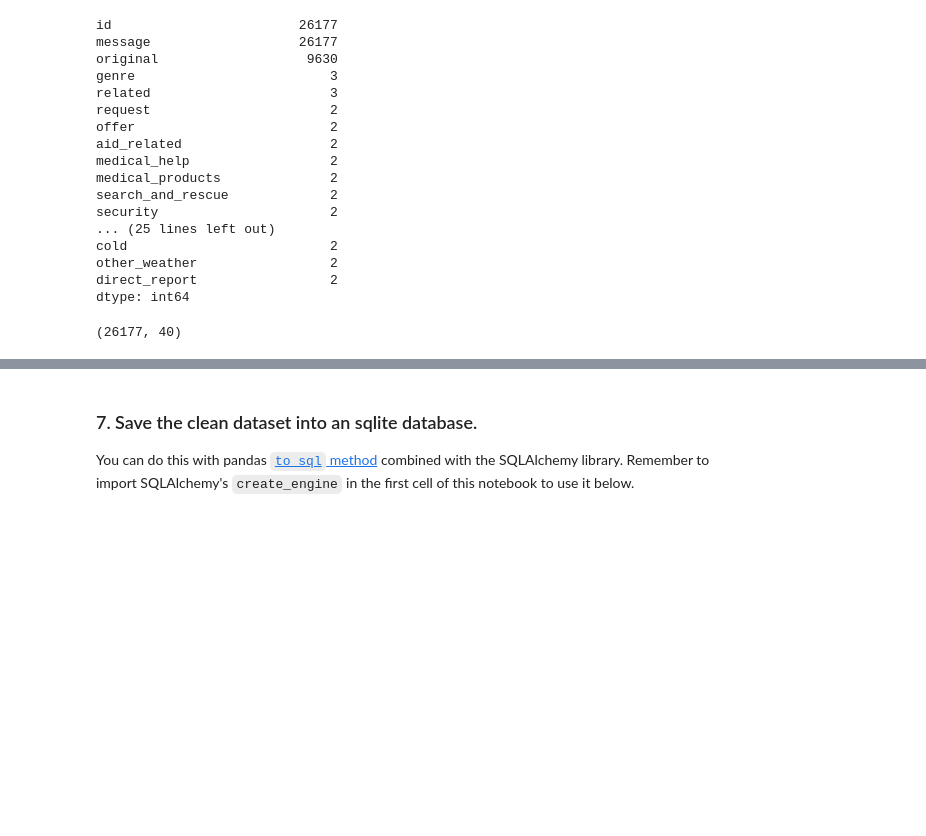
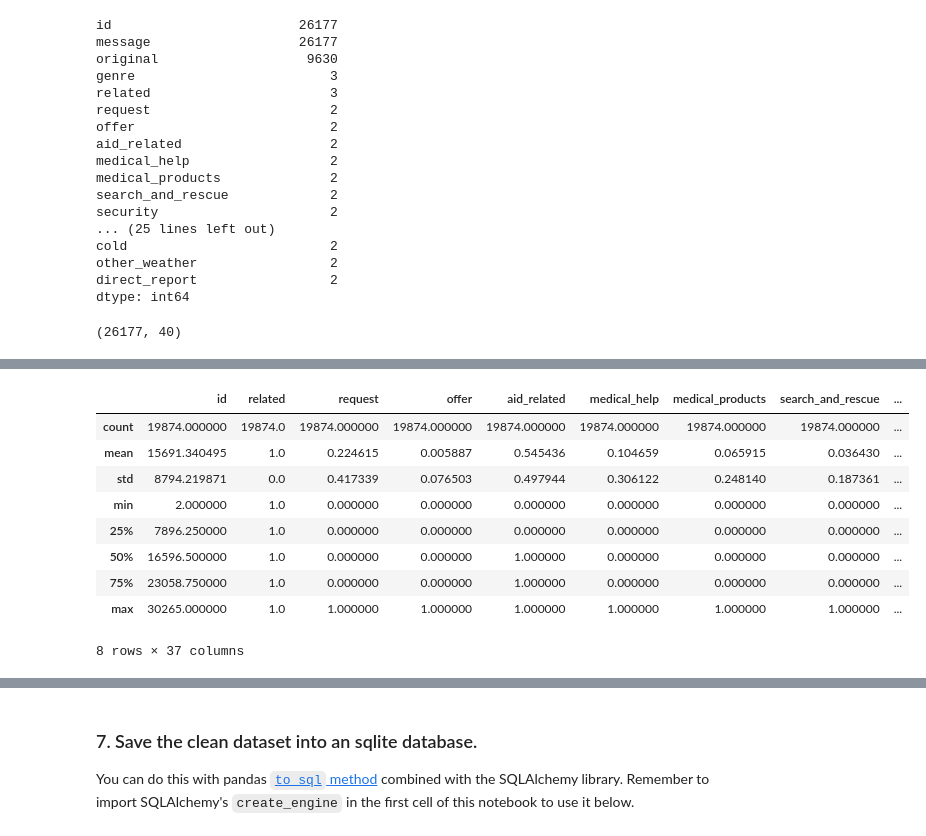
Before and after one commit to ankitkohli88/disaster-response-prediction, a Jupyter notebook: notebooks/ETL Pipeline Preparation.ipynb, the cells around one changed output, grey strips where cells are left out. Drawn from its saved outputs; the diff is of its cells as text; code cells hidden in the pictures; blank space fills up the shorter version.

```diff
--- a/notebooks/ETL Pipeline Preparation.ipynb
+++ b/notebooks/ETL Pipeline Preparation.ipynb
@@ -221,0 +245,13 @@ dtype: int64
+# %%
+df [df ['related'] ==1].describe ()
+# %% [output]
+|  | id | related | request | offer | aid_related | medical_help | medical_products | search_and_rescue | ... |
+| count | 19874.000000 | 19874.0 | 19874.000000 | 19874.000000 | 19874.000000 | 19874.000000 | 19874.000000 | 19874.000000 | ... |
+| mean | 15691.340495 | 1.0 | 0.224615 | 0.005887 | 0.545436 | 0.104659 | 0.065915 | 0.036430 | ... |
+| std | 8794.219871 | 0.0 | 0.417339 | 0.076503 | 0.497944 | 0.306122 | 0.248140 | 0.187361 | ... |
+| min | 2.000000 | 1.0 | 0.000000 | 0.000000 | 0.000000 | 0.000000 | 0.000000 | 0.000000 | ... |
+| 25% | 7896.250000 | 1.0 | 0.000000 | 0.000000 | 0.000000 | 0.000000 | 0.000000 | 0.000000 | ... |
+| 50% | 16596.500000 | 1.0 | 0.000000 | 0.000000 | 1.000000 | 0.000000 | 0.000000 | 0.000000 | ... |
+| 75% | 23058.750000 | 1.0 | 0.000000 | 0.000000 | 1.000000 | 0.000000 | 0.000000 | 0.000000 | ... |
+| max | 30265.000000 | 1.0 | 1.000000 | 1.000000 | 1.000000 | 1.000000 | 1.000000 | 1.000000 | ... |
+8 rows × 37 columns
```
Also changed, not shown: parts of 6 cells of this notebook, 1 other file.
